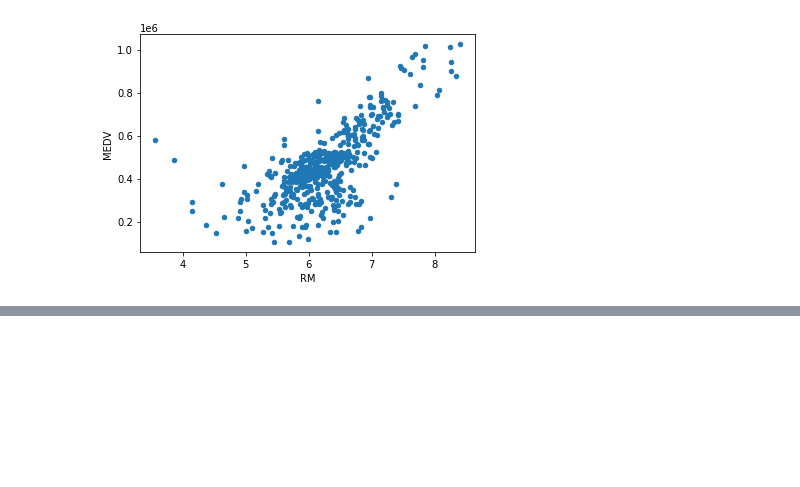
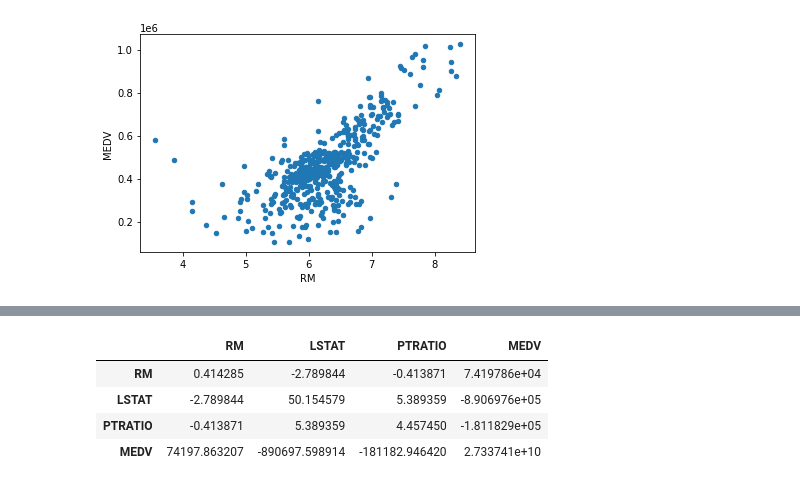
Before and after one commit to RangarajanRamesh/BostonHousing, a Jupyter notebook: Explore.ipynb, the cells around one changed output, grey strips where cells are left out. Cells and saved outputs as stored; diff of their text form; code cells hidden in the pictures; blank space fills up the shorter version.

```diff
--- a/Explore.ipynb
+++ b/Explore.ipynb
@@ -28,0 +39,8 @@ plt.show()
+# %%
+df.cov()
+# %% [output]
+|  | RM | LSTAT | PTRATIO | MEDV |
+| RM | 0.414285 | -2.789844 | -0.413871 | 7.419786e+04 |
+| LSTAT | -2.789844 | 50.154579 | 5.389359 | -8.906976e+05 |
+| PTRATIO | -0.413871 | 5.389359 | 4.457450 | -1.811829e+05 |
+| MEDV | 74197.863207 | -890697.598914 | -181182.946420 | 2.733741e+10 |
```
Also changed, not shown: parts of 4 cells of this notebook, 1 other file.
